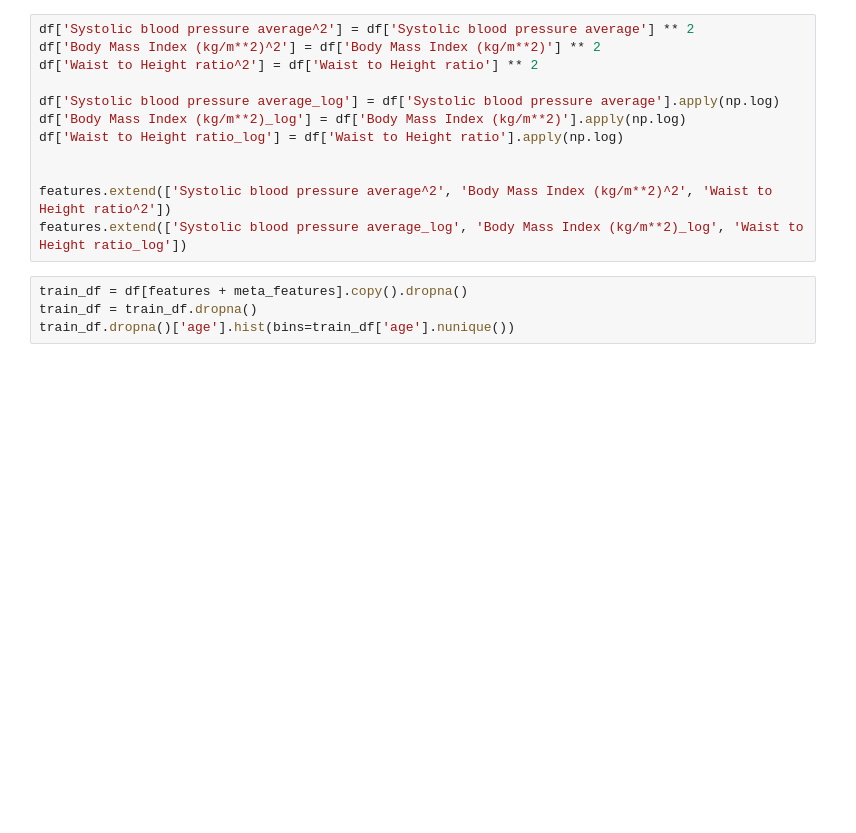
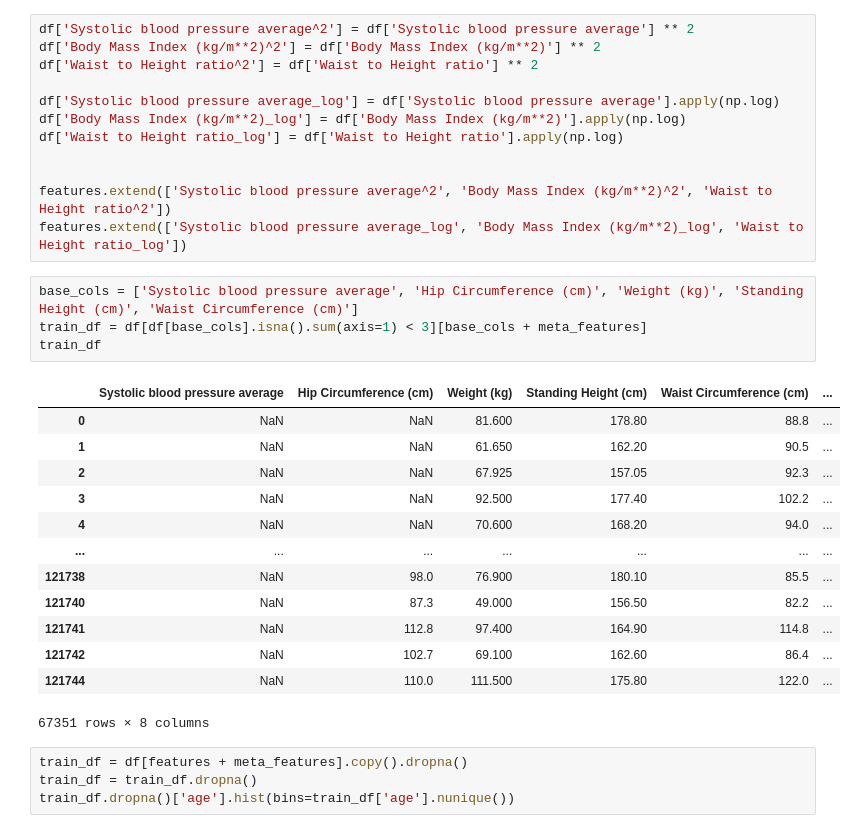
Before and after one commit to NikolayTV/bioage_estimation, a Jupyter notebook: 0.eda+data_prep.ipynb, the cells around one changed output. Drawn from its saved outputs; the diff is of its cells as text; blank space fills up the shorter version.

```diff
--- a/0.eda+data_prep.ipynb
+++ b/0.eda+data_prep.ipynb
@@ -354,6 +354,24 @@ df['Waist to Height ratio_log'] = df['Waist to Height ratio'].apply(np.log)
 
 features.extend(['Systolic blood pressure average^2', 'Body Mass Index (kg/m**2)^2', 'Waist to Height ratio^2'])
 features.extend(['Systolic blood pressure average_log', 'Body Mass Index (kg/m**2)_log', 'Waist to Height ratio_log'])
+# %%
+base_cols = ['Systolic blood pressure average', 'Hip Circumference (cm)', 'Weight (kg)', 'Standing Height (cm)', 'Waist Circumference (cm)']
+train_df = df[df[base_cols].isna().sum(axis=1) < 3][base_cols + meta_features]
+train_df
+# %% [output]
+|  | Systolic blood pressure average | Hip Circumference (cm) | Weight (kg) | Standing Height (cm) | Waist Circumference (cm) | ... |
+| 0 | NaN | NaN | 81.600 | 178.80 | 88.8 | ... |
+| 1 | NaN | NaN | 61.650 | 162.20 | 90.5 | ... |
+| 2 | NaN | NaN | 67.925 | 157.05 | 92.3 | ... |
+| 3 | NaN | NaN | 92.500 | 177.40 | 102.2 | ... |
+| 4 | NaN | NaN | 70.600 | 168.20 | 94.0 | ... |
+| ... | ... | ... | ... | ... | ... | ... |
+| 121738 | NaN | 98.0 | 76.900 | 180.10 | 85.5 | ... |
+| 121740 | NaN | 87.3 | 49.000 | 156.50 | 82.2 | ... |
+| 121741 | NaN | 112.8 | 97.400 | 164.90 | 114.8 | ... |
+| 121742 | NaN | 102.7 | 69.100 | 162.60 | 86.4 | ... |
+| 121744 | NaN | 110.0 | 111.500 | 175.80 | 122.0 | ... |
+67351 rows × 8 columns
 # %%
 train_df = df[features + meta_features].copy().dropna()
 train_df = train_df.dropna()
```
Also changed, not shown: parts of 14 cells of this notebook, 17 other files.
